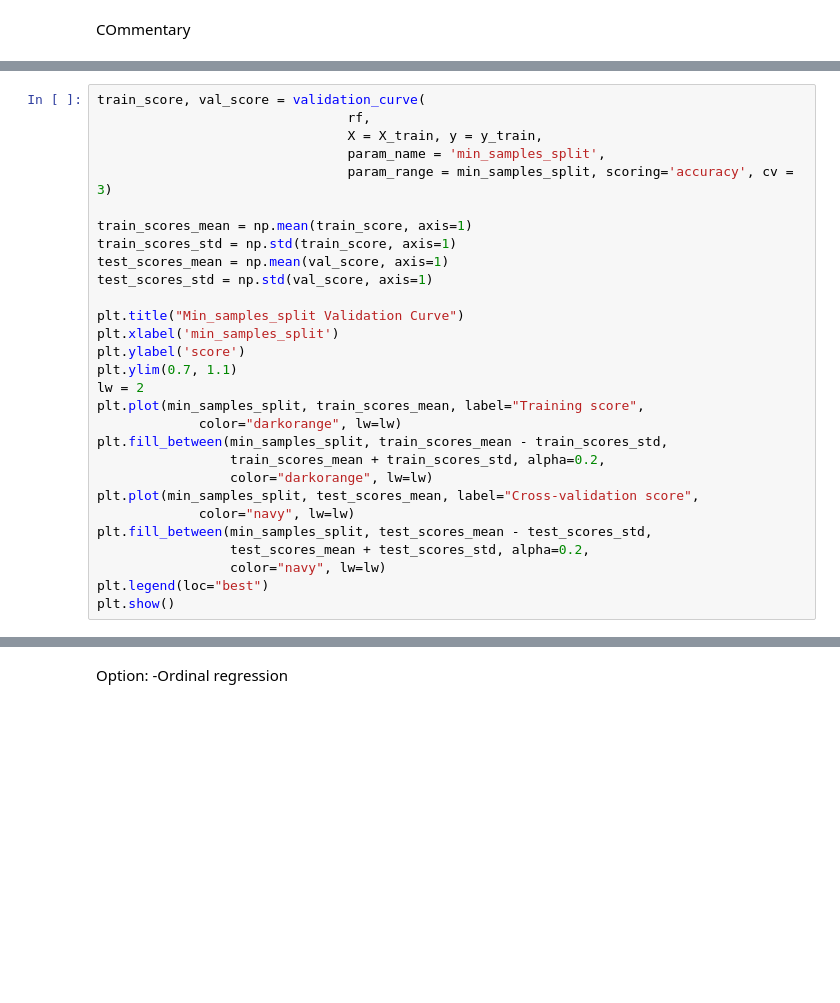
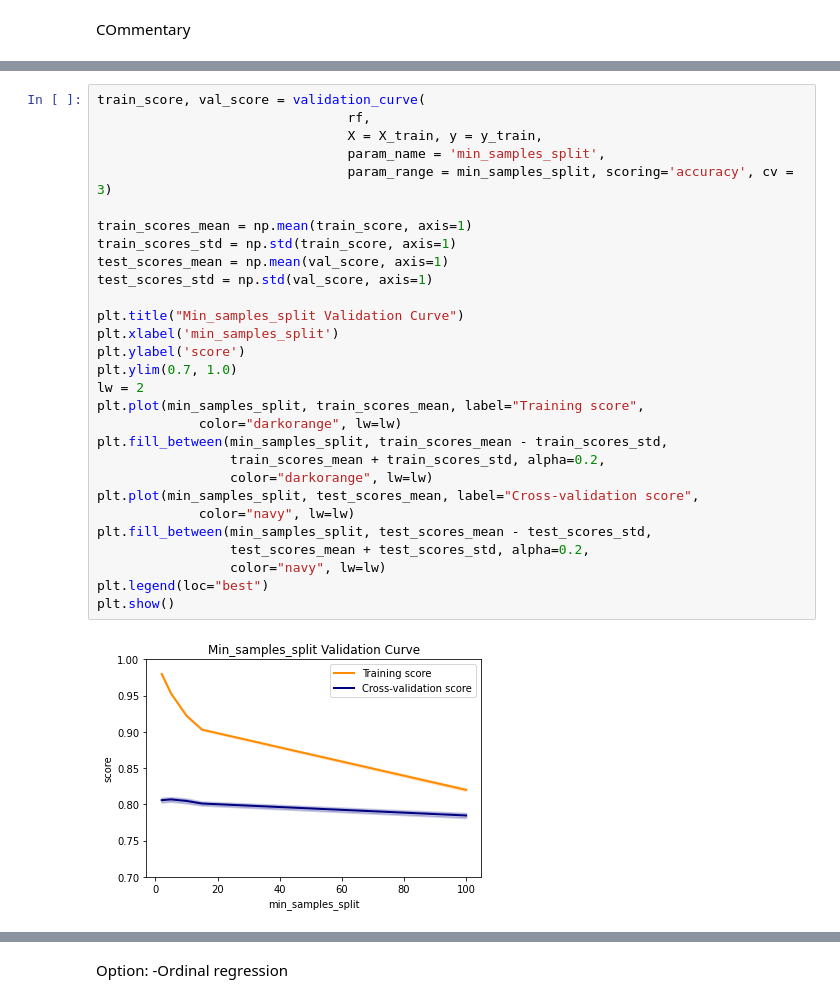
Before and after one commit to anastasiabizyayeva/Bias_Behind_Bars, a Jupyter notebook: 03_Model_Building.ipynb, the cells around one changed output, grey strips where cells are left out. Saved outputs shown, nothing was run; the diff lists cells and outputs as text; blank space fills up the shorter version.

```diff
--- a/03_Model_Building.ipynb
+++ b/03_Model_Building.ipynb
@@ -324,32 +327,34 @@ plt.show()
 # %%
 train_score, val_score = validation_curve(
                                 rf,
                                 X = X_train, y = y_train,
                                 param_name = 'min_samples_split',
                                 param_range = min_samples_split, scoring='accuracy', cv = 3)
 
 train_scores_mean = np.mean(train_score, axis=1)
 train_scores_std = np.std(train_score, axis=1)
 test_scores_mean = np.mean(val_score, axis=1)
 test_scores_std = np.std(val_score, axis=1)
 
 plt.title("Min_samples_split Validation Curve")
 plt.xlabel('min_samples_split')
 plt.ylabel('score')
-plt.ylim(0.7, 1.1)
+plt.ylim(0.7, 1.0)
 lw = 2
 plt.plot(min_samples_split, train_scores_mean, label="Training score",
              color="darkorange", lw=lw)
 plt.fill_between(min_samples_split, train_scores_mean - train_scores_std,
                  train_scores_mean + train_scores_std, alpha=0.2,
                  color="darkorange", lw=lw)
 plt.plot(min_samples_split, test_scores_mean, label="Cross-validation score",
              color="navy", lw=lw)
 plt.fill_between(min_samples_split, test_scores_mean - test_scores_std,
                  test_scores_mean + test_scores_std, alpha=0.2,
                  color="navy", lw=lw)
 plt.legend(loc="best")
 plt.show()
+# %% [output]
+[figure, added]
 # %%
 train_score, val_score = validation_curve(
                                 rf,
```
Also changed, not shown: parts of 12 cells of this notebook.
